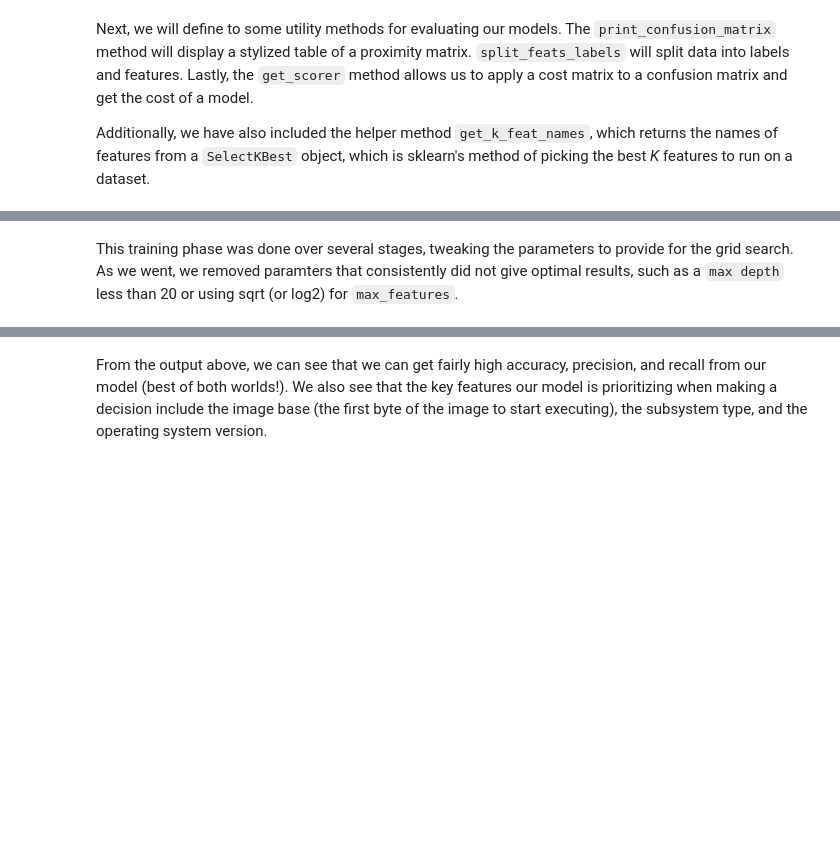
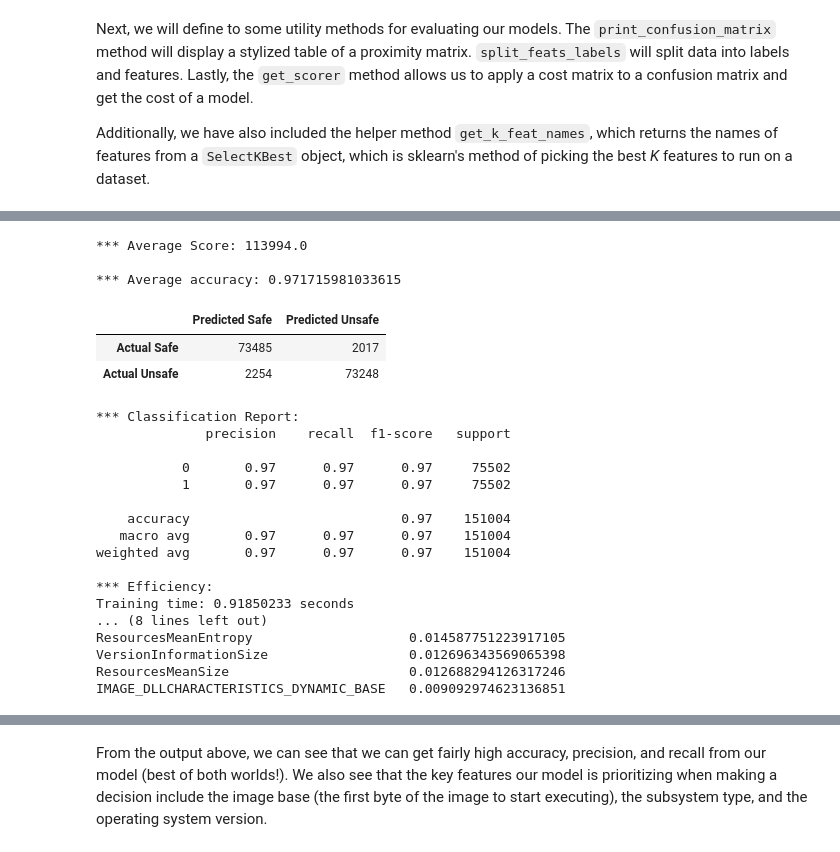
Before and after one commit to ayaabdelgawad/categorize-viruses, a Jupyter notebook: mal-classifier-vs-outlier-det.ipynb, the cells around one changed output, grey strips where cells are left out. Drawn from its saved outputs; the diff is of its cells as text; code cells hidden in the pictures; blank space fills up the shorter version.

```diff
--- a/mal-classifier-vs-outlier-det.ipynb
+++ b/mal-classifier-vs-outlier-det.ipynb
@@ -304,20 +394,82 @@ A bit of housekeeping before we train our decision tree: scikitlearn's decision
 # %%
 from sklearn.tree import DecisionTreeClassifier
 from sklearn.model_selection import GridSearchCV
 
 random_pruned_data = deep_copy_data.groupby("legitimate").sample(n=num_legit, random_state=2)
 labels = random_pruned_data["legitimate"]
 features = random_pruned_data.drop(columns = ["legitimate", 'OSVersion'])
 
+# some housekeeping
 # decision tree doensn't like working with pre-binned data,
 # so we will let it bin the data for us during training
 random_tree_data = deep_copy_data.groupby("legitimate").sample(n=num_legit, random_state=2)
 random_tree_data = random_tree_data.drop(columns=['OSVersion', 'SubsystemVersion'])
 random_tree_data['OSVersion'] = encoded_data['MajorOperatingSystemVersion']
 random_tree_data['SubsystemVersion'] = encoded_data['MajorSubsystemVersion']
 
 # separate features and labels
 features = random_tree_data
 labels = features.pop('legitimate')
+
+# make a decision tree and train on data
+dec_tree = DecisionTreeClassifier(criterion='gini', max_depth=20, max_features=0.8, min_impurity_decrease=0.0001)
+pre_fit_time = time.time() # timing how long it takes to train model
+dec_tree.fit(features, labels)
+post_fit_time = time.time()
+
+# get evaluation metrics
+dec_tree_avg_score = cross_val_score(dec_tree, features, labels, cv=10, scoring=score).mean()
+pre_pred_time = time.time() # timing how long it takes to predict w/ model
+pred = cross_val_predict (dec_tree, features, labels, cv=10)
+post_pred_time = time.time()
+
+print ("*** Average Score:", dec_tree_avg_score)
+print()
+
+print ("*** Average accuracy:", accuracy_score (labels, pred))
+print_confusion_matrix (*confusion_matrix (labels, pred).ravel ())
+
+print ("*** Classification Report:")
+print (classification_report (labels, pred))
+
+print("*** Efficiency:")
+dec_tree_train_time = post_fit_time - pre_fit_time
+print(f"Training time: {dec_tree_train_time:.8f} seconds")
+dec_tree_pred_time = post_pred_time - pre_pred_time
+print(f"Prediction time: {dec_tree_pred_time:.8f} seconds")
+
+print("\n*** Most Important Features:")
+print("Feature:                                Importance:")
+important_features = {}
+for i in range(len(random_tree_data.columns) - 1):
+    if(dec_tree.feature_importances_[i] > 0.009):
+        # store the feature and its importance
+        important_features[dec_tree.feature_importances_[i]] = random_tree_data.columns[i]
+
+# print features in order of most important
+for importance in sorted(important_features, reverse=True):
+    print(f"{important_features[importance]:<40}{importance}")
+# %% [output]
+*** Average Score: 113994.0
+
+*** Average accuracy: 0.971715981033615
+|  | Predicted Safe | Predicted Unsafe |
+| Actual Safe | 73485 | 2017 |
+| Actual Unsafe | 2254 | 73248 |
+*** Classification Report:
+              precision    recall  f1-score   support
+
+           0       0.97      0.97      0.97     75502
+           1       0.97      0.97      0.97     75502
+
+    accuracy                           0.97    151004
+   macro avg       0.97      0.97      0.97    151004
+weighted avg       0.97      0.97      0.97    151004
+
+*** Efficiency:
+Training time: 0.91850233 seconds
+... (8 lines left out)
+ResourcesMeanEntropy                    0.014587751223917105
+VersionInformationSize                  0.012696343569065398
+ResourcesMeanSize                       0.012688294126317246
+IMAGE_DLLCHARACTERISTICS_DYNAMIC_BASE   0.009092974623136851
-# %% [markdown]
-This training phase was done over several stages, tweaking the parameters to provide for the grid search. As we went, we removed paramters that consistently did not give optimal results, such as a `max depth` less than 20 or using sqrt (or log2) for `max_features`.
```
Also changed, not shown: parts of 50 cells of this notebook.
